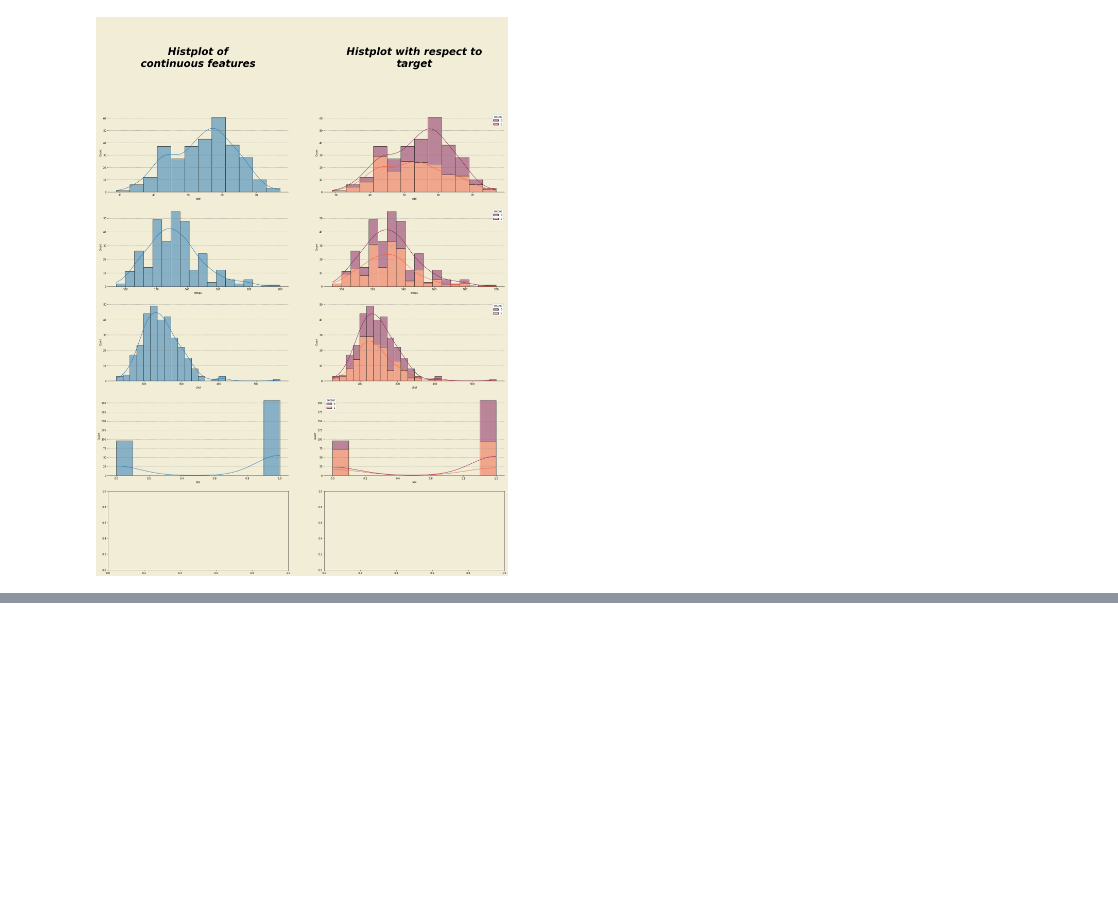
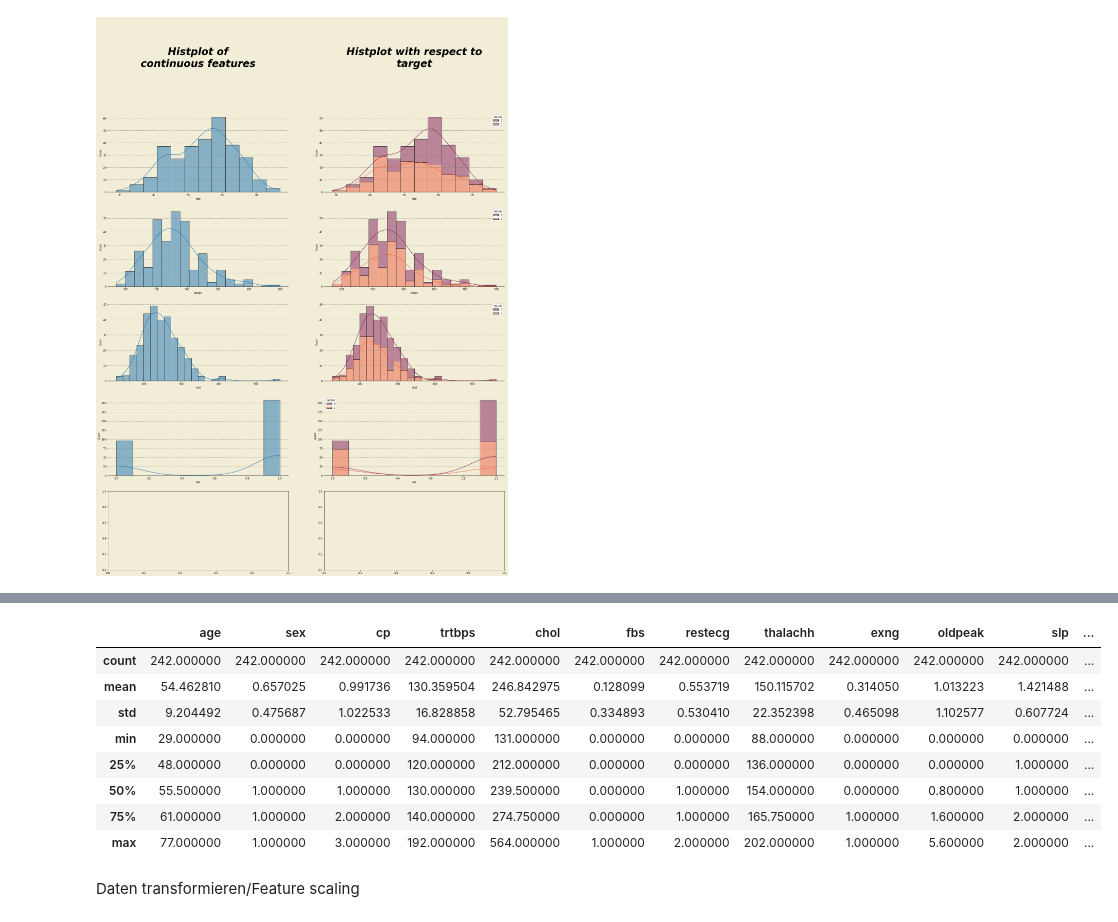
Before and after one commit to DeamonAmelie/heart, a Jupyter notebook: playwithdata.ipynb, the cells around one changed output, grey strips where cells are left out. Drawn from its saved outputs; the diff is of its cells as text; code cells hidden in the pictures; blank space fills up the shorter version.

```diff
--- a/playwithdata.ipynb
+++ b/playwithdata.ipynb
@@ -131,0 +185,3 @@ IndexError: ignored
+# %%
+from sklearn.model_selection import train_test_split
+heart_train, heart_test = train_test_split(df, test_size = 0.2, random_state = 42)
@@ -131,0 +208,14 @@ IndexError: ignored
+# %%
+heart_train.describe()
+# %% [output]
+|  | age | sex | cp | trtbps | chol | fbs | restecg | thalachh | exng | oldpeak | slp | ... |
+| count | 242.000000 | 242.000000 | 242.000000 | 242.000000 | 242.000000 | 242.000000 | 242.000000 | 242.000000 | 242.000000 | 242.000000 | 242.000000 | ... |
+| mean | 54.462810 | 0.657025 | 0.991736 | 130.359504 | 246.842975 | 0.128099 | 0.553719 | 150.115702 | 0.314050 | 1.013223 | 1.421488 | ... |
+| std | 9.204492 | 0.475687 | 1.022533 | 16.828858 | 52.795465 | 0.334893 | 0.530410 | 22.352398 | 0.465098 | 1.102577 | 0.607724 | ... |
+| min | 29.000000 | 0.000000 | 0.000000 | 94.000000 | 131.000000 | 0.000000 | 0.000000 | 88.000000 | 0.000000 | 0.000000 | 0.000000 | ... |
+| 25% | 48.000000 | 0.000000 | 0.000000 | 120.000000 | 212.000000 | 0.000000 | 0.000000 | 136.000000 | 0.000000 | 0.000000 | 1.000000 | ... |
+| 50% | 55.500000 | 1.000000 | 1.000000 | 130.000000 | 239.500000 | 0.000000 | 1.000000 | 154.000000 | 0.000000 | 0.800000 | 1.000000 | ... |
+| 75% | 61.000000 | 1.000000 | 2.000000 | 140.000000 | 274.750000 | 0.000000 | 1.000000 | 165.750000 | 1.000000 | 1.600000 | 2.000000 | ... |
+| max | 77.000000 | 1.000000 | 3.000000 | 192.000000 | 564.000000 | 1.000000 | 2.000000 | 202.000000 | 1.000000 | 5.600000 | 2.000000 | ... |
+# %% [markdown]
+Daten transformieren/Feature scaling
```
Also changed, not shown: parts of 11 cells of this notebook.
